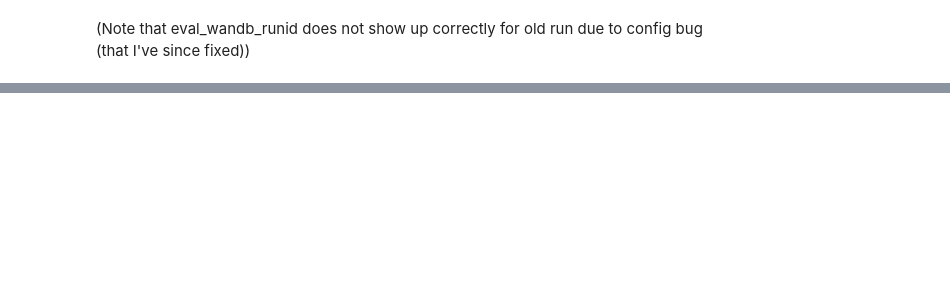
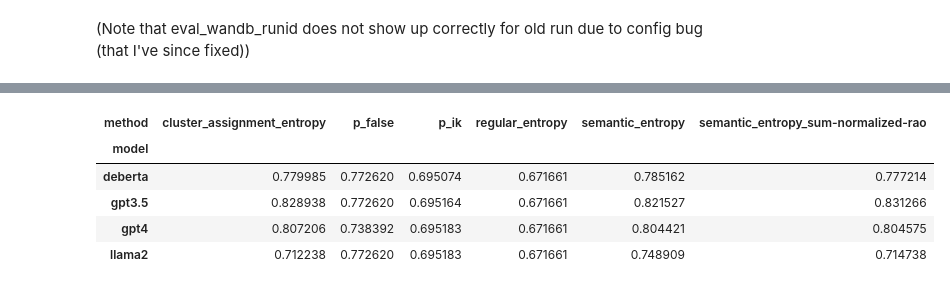
Before and after one commit to JThh/long_hallucinations, a Jupyter notebook: notebooks/paper_evals/23-11-28-sentence-entailment-ablation.ipynb, the cells around one changed output, grey strips where cells are left out. Saved outputs shown, nothing was run; the diff lists cells and outputs as text; code cells hidden in the pictures; blank space fills up the shorter version.

```diff
--- a/notebooks/paper_evals/23-11-28-sentence-entailment-ablation.ipynb
+++ b/notebooks/paper_evals/23-11-28-sentence-entailment-ablation.ipynb
@@ -327,0 +384,11 @@ plt.tight_layout()
+# %%
+tmp = gpt_all_runs.set_index('metric').loc['AUROC'].set_index('method').loc[main_methods].reset_index()
+tmp = tmp.groupby(['model', 'method']).mean('means').reset_index().pivot(index='model', columns='method', values='means')
+tmp
+# %% [output]
+| method | cluster_assignment_entropy | p_false | p_ik | regular_entropy | semantic_entropy | semantic_entropy_sum-normalized-rao |
+| model |  |  |  |  |  |  |
+| deberta | 0.779985 | 0.772620 | 0.695074 | 0.671661 | 0.785162 | 0.777214 |
+| gpt3.5 | 0.828938 | 0.772620 | 0.695164 | 0.671661 | 0.821527 | 0.831266 |
+| gpt4 | 0.807206 | 0.738392 | 0.695183 | 0.671661 | 0.804421 | 0.804575 |
+| llama2 | 0.712238 | 0.772620 | 0.695183 | 0.671661 | 0.748909 | 0.714738 |
```
Also changed, not shown: parts of 11 cells of this notebook, 5 other files.
